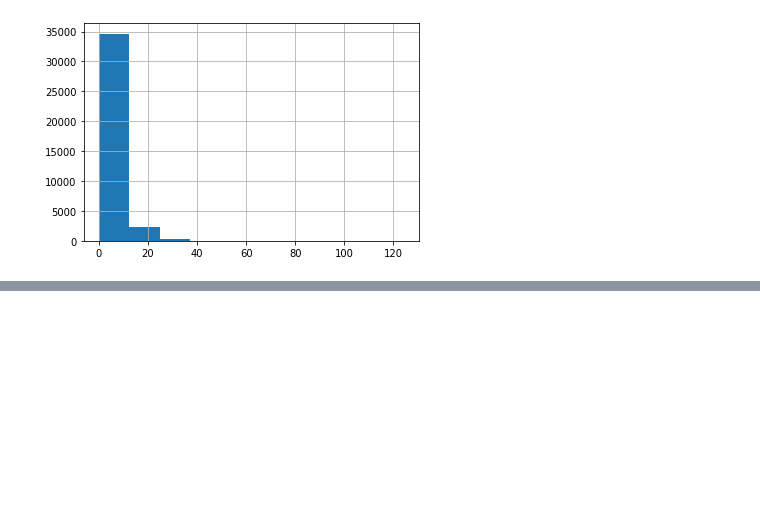
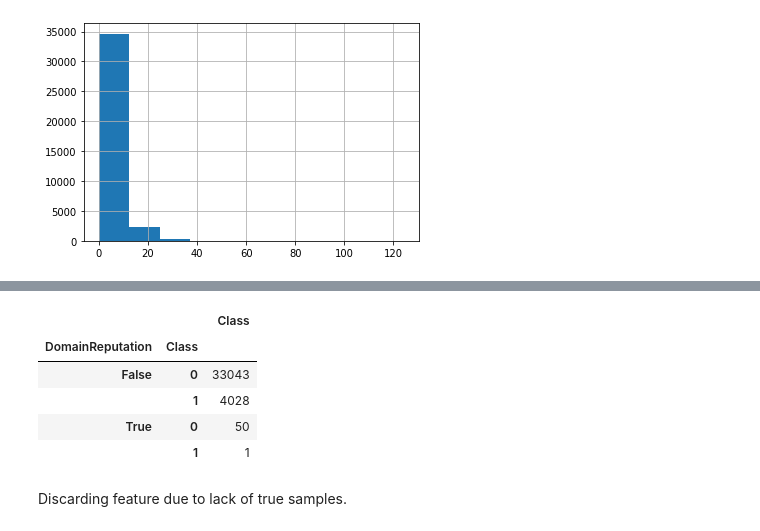
Before and after one commit to lukem1/malicious-domain-classification, a Jupyter notebook: preprocessing.ipynb, the cells around one changed output, grey strips where cells are left out. Drawn from its saved outputs; the diff is of its cells as text; code cells hidden in the pictures; blank space fills up the shorter version.

```diff
--- a/preprocessing.ipynb
+++ b/preprocessing.ipynb
@@ -648,0 +732,12 @@ data.StrangeCharacters.hist()
+# %%
+# Get class breakdown of domains based on this feature
+data.groupby(["DomainReputation", "Class"]).agg({"Class": "count"})
+# %% [output]
+|  |  | Class |
+| DomainReputation | Class |  |
+| False | 0 | 33043 |
+|  | 1 | 4028 |
+| True | 0 | 50 |
+|  | 1 | 1 |
+# %% [markdown]
+Discarding feature due to lack of true samples.
```
Also changed, not shown: parts of 16 cells of this notebook.
